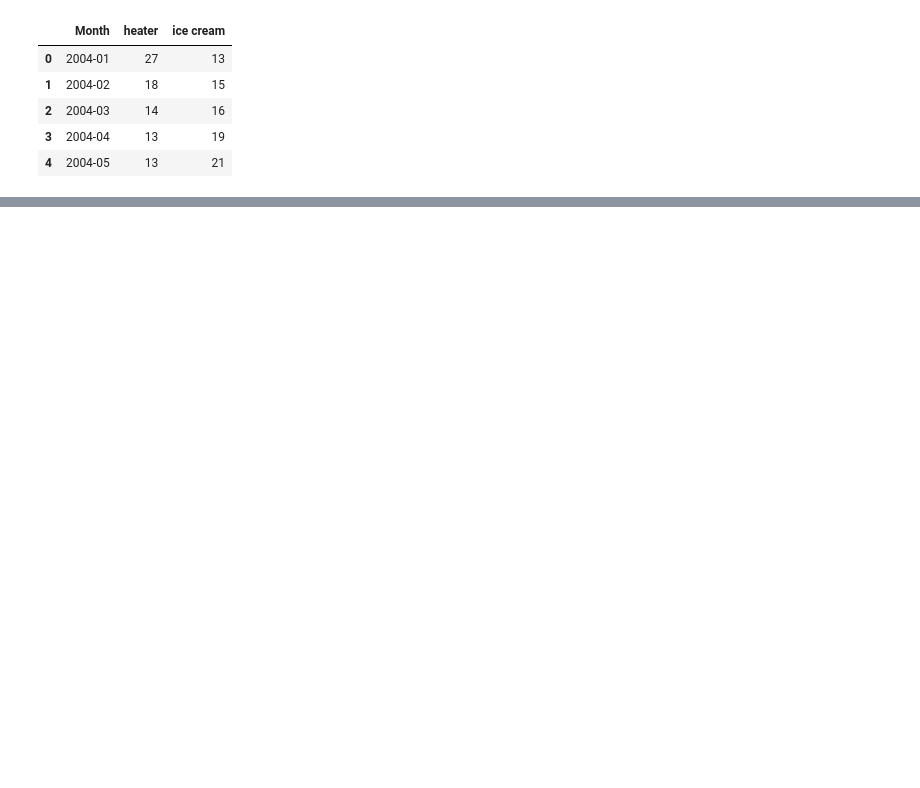
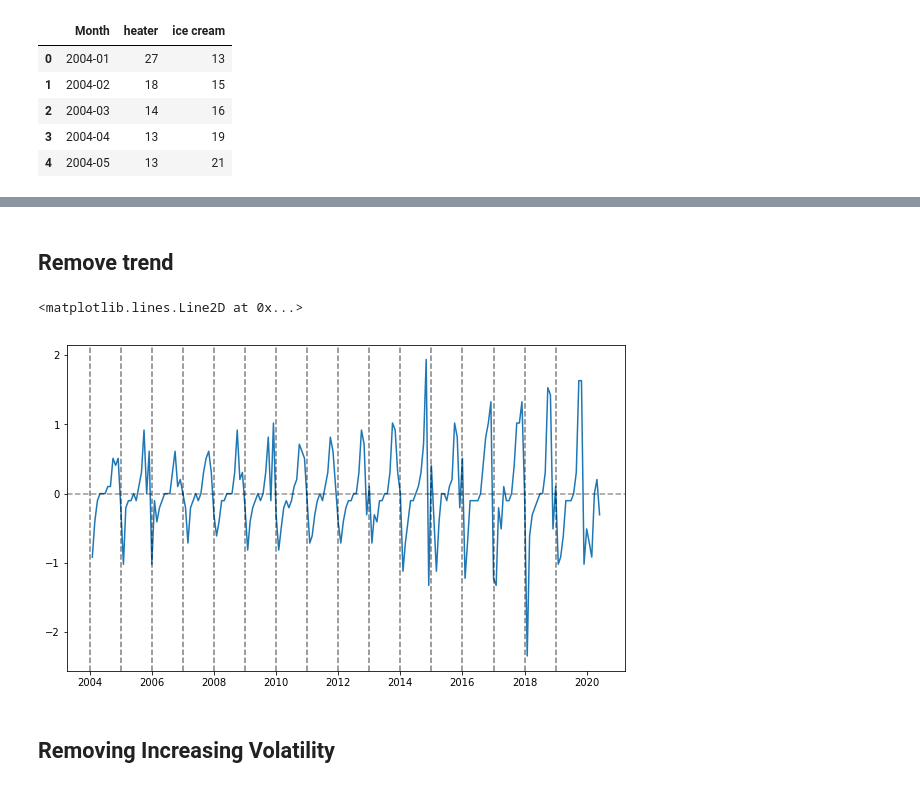
Before and after one commit to Karanpalshekhawat/time-series-analysis, a Jupyter notebook: improving_dataset_quality_preprocessing.ipynb, the cells around one changed output, grey strips where cells are left out. Cells and saved outputs as stored; diff of their text form; code cells hidden in the pictures; blank space fills up the shorter version.

```diff
--- a/improving_dataset_quality_preprocessing.ipynb
+++ b/improving_dataset_quality_preprocessing.ipynb
@@ -20,0 +56,20 @@ df = df.asfreq(pd.infer_freq(df.index))
+# %% [markdown]
+## Remove trend
+# %%
+new_heater_series = new_heater_series.diff().dropna()
+
+plt.figure(figsize=(10,6))
+plt.plot(new_heater_series)
+
+min_index = new_heater_series.index.min().year
+max_index = new_heater_series.index.max().year
+
+for year in range(min_index, max_index):
+    plt.axvline(datetime(year, 1, 1), linestyle='--', color='k', alpha=0.5)
+
+plt.axhline(0, linestyle='--', color='k', alpha=0.4)
+# %% [output]
+<matplotlib.lines.Line2D at 0x...>
+[figure, added]
+# %% [markdown]
+## Removing Increasing Volatility
```
Also changed, not shown: parts of 11 cells of this notebook.
